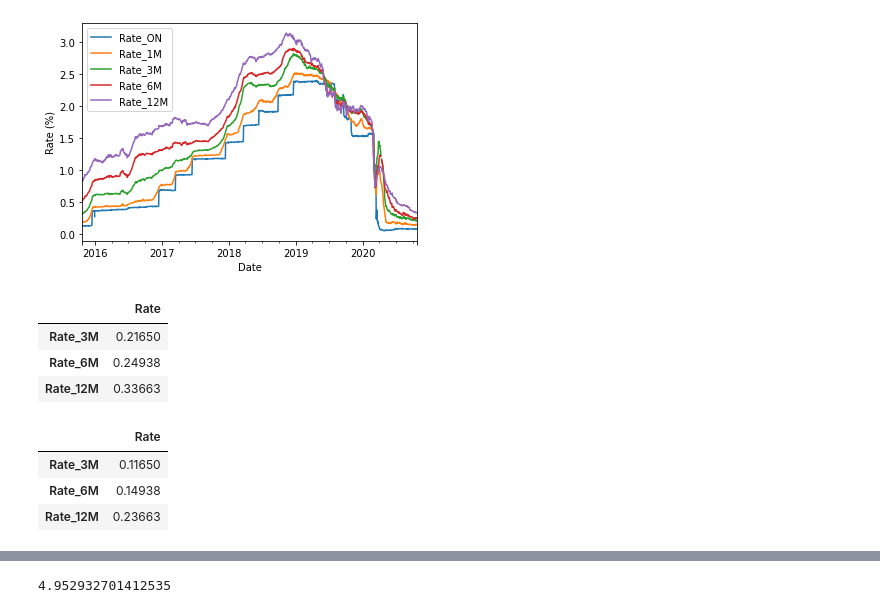
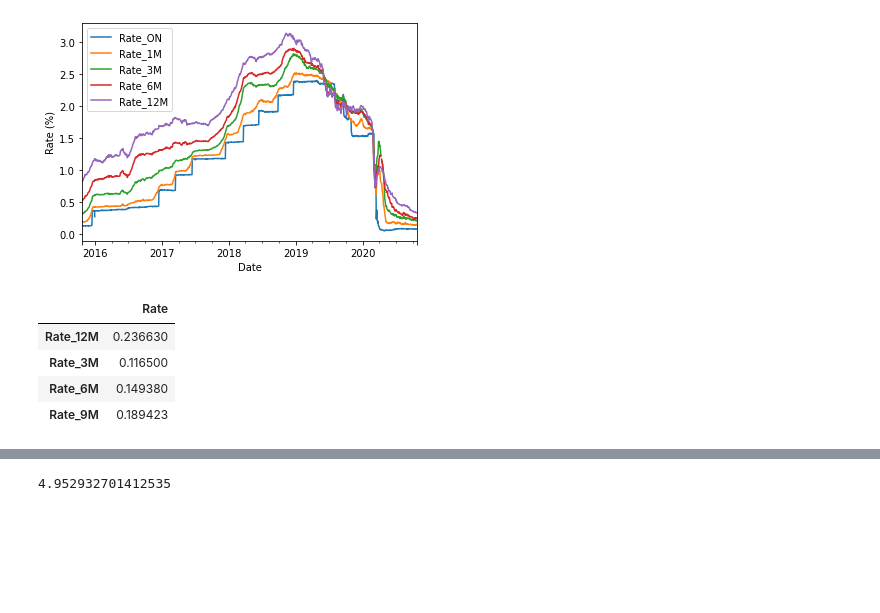
Before and after one commit to WillemJan9519/SPFDM1, a Jupyter notebook: SPFDM 1.ipynb, the cells around one changed output, grey strips where cells are left out. Saved outputs shown, nothing was run; the diff lists cells and outputs as text; code cells hidden in the pictures; blank space fills up the shorter version.

```diff
--- a/SPFDM 1.ipynb
+++ b/SPFDM 1.ipynb
@@ -38,21 +38,17 @@ Text(0, 0.5, 'Rate (%)')
 # Latest libor rates
 # These are annualized interest rates
 LIBOR = pd.DataFrame({'Rate':LIBOR.iloc[-1,2:]})
-LIBOR
+LIBOR.loc['Rate_9M'] = interp1d([3,6,12],LIBOR.Rate,kind='quadratic')(9)
-# %% [output]
-|  | Rate |
-| Rate_3M | 0.21650 |
-| Rate_6M | 0.24938 |
-| Rate_12M | 0.33663 |
 # %%
 # OIS curve, is 0.1% lower than Libor curve assuming fixed spread
 # We bootstrap the OIS for quarterly payments
-OIS = LIBOR -0.1
+OIS = (LIBOR -0.1).sort_index()
 OIS
 # %% [output]
 |  | Rate |
-| Rate_3M | 0.11650 |
-| Rate_6M | 0.14938 |
-| Rate_12M | 0.23663 |
+| Rate_12M | 0.236630 |
+| Rate_3M | 0.116500 |
+| Rate_6M | 0.149380 |
+| Rate_9M | 0.189423 |
 # %%
 # OIS is the first part of the zero curve
```
Also changed, not shown: parts of 3 cells of this notebook.
